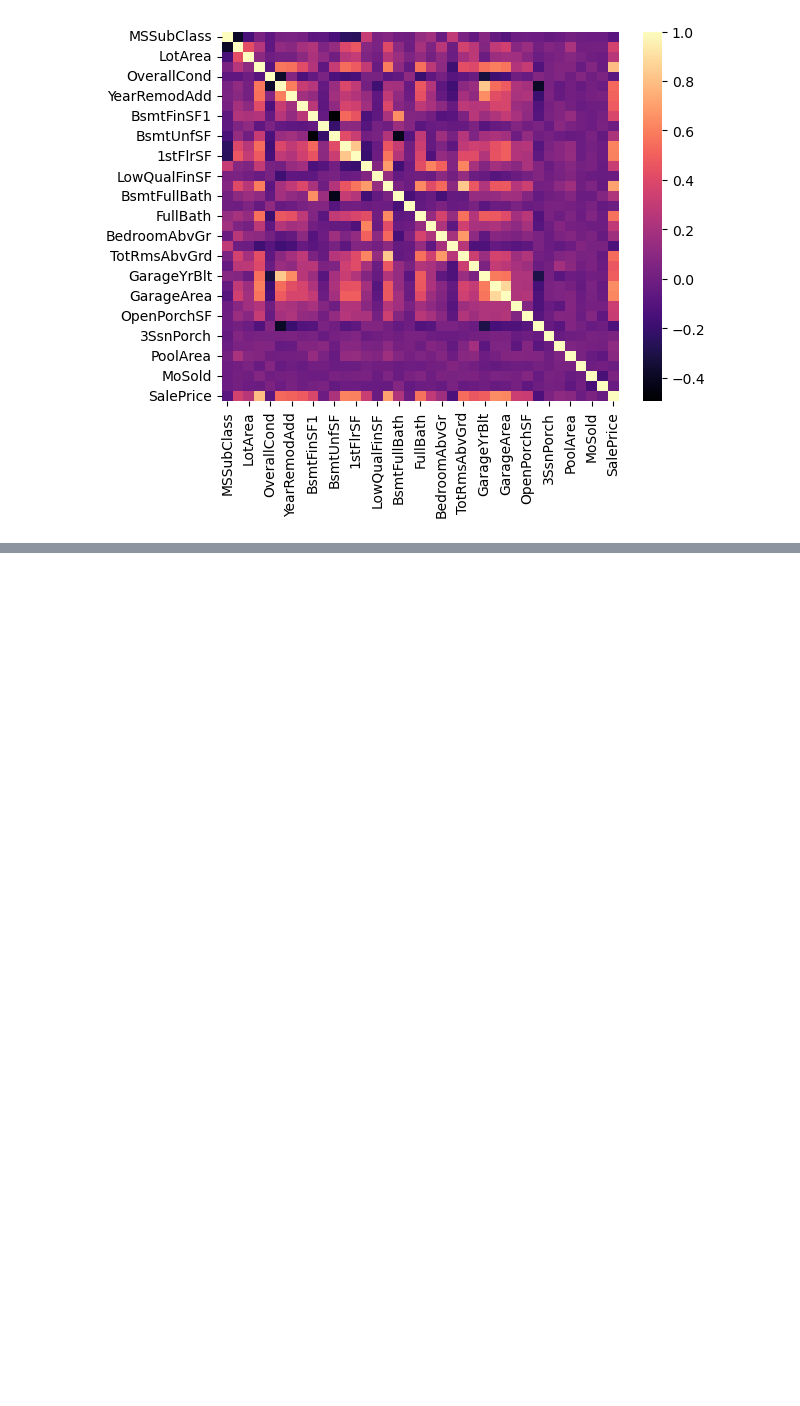
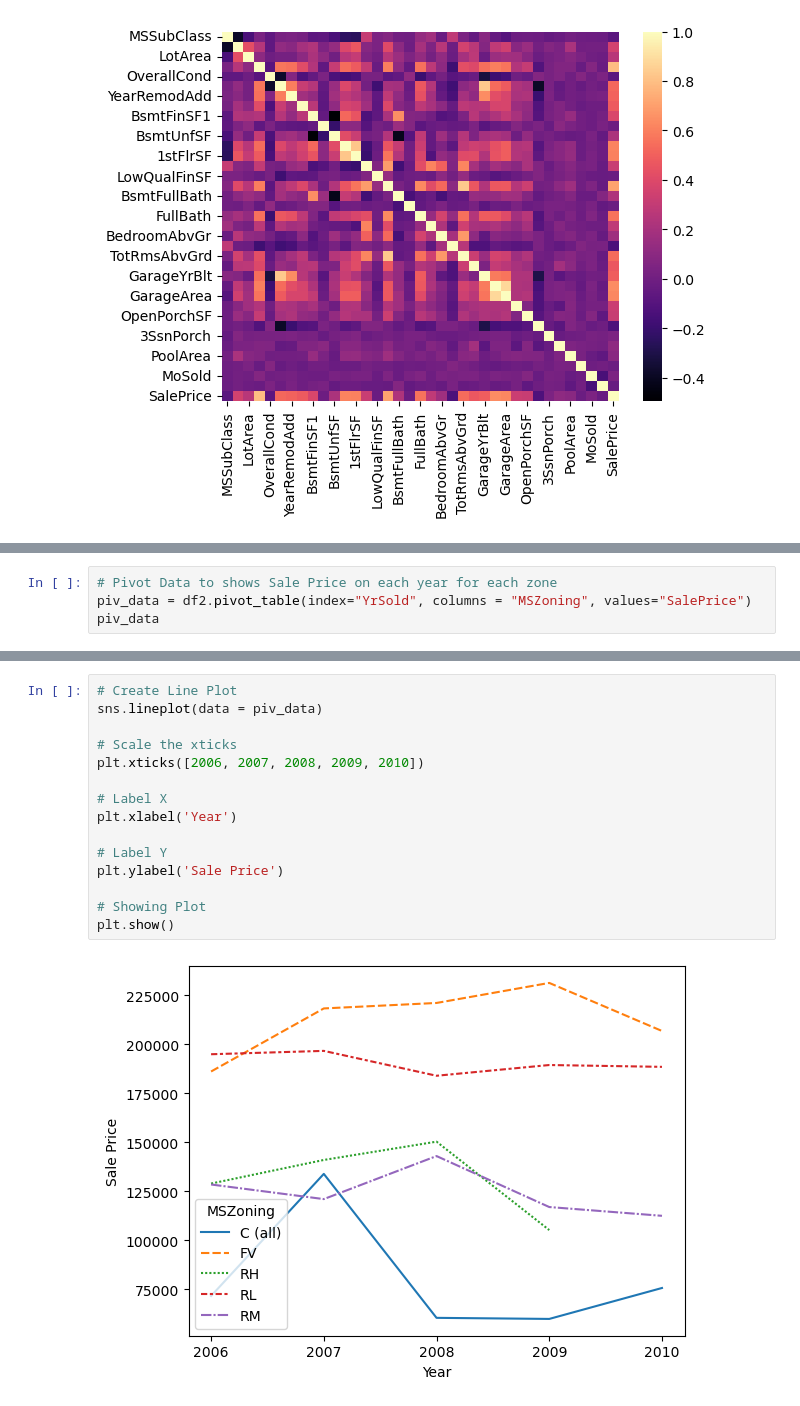
Before and after one commit to aryabaguss/House-Price-Data-Cleaning, a Jupyter notebook: House_Price_EDA.ipynb, the cells around one changed output, grey strips where cells are left out. Saved outputs shown, nothing was run; the diff lists cells and outputs as text; blank space fills up the shorter version.

```diff
--- a/House_Price_EDA.ipynb
+++ b/House_Price_EDA.ipynb
@@ -108,0 +146,4 @@ sns.heatmap(corr, cmap = 'magma')
+# %%
+# Pivot Data to shows Sale Price on each year for each zone
+piv_data = df2.pivot_table(index="YrSold", columns = "MSZoning", values="SalePrice")
+piv_data
@@ -108,0 +158,17 @@ sns.heatmap(corr, cmap = 'magma')
+# %%
+# Create Line Plot
+sns.lineplot(data = piv_data)
+
+# Scale the xticks
+plt.xticks([2006, 2007, 2008, 2009, 2010])
+
+# Label X
+plt.xlabel('Year')
+
+# Label Y
+plt.ylabel('Sale Price')
+
+# Showing Plot
+plt.show()
+# %% [output]
+[figure, added]
```
Also changed, not shown: parts of 14 cells of this notebook.
